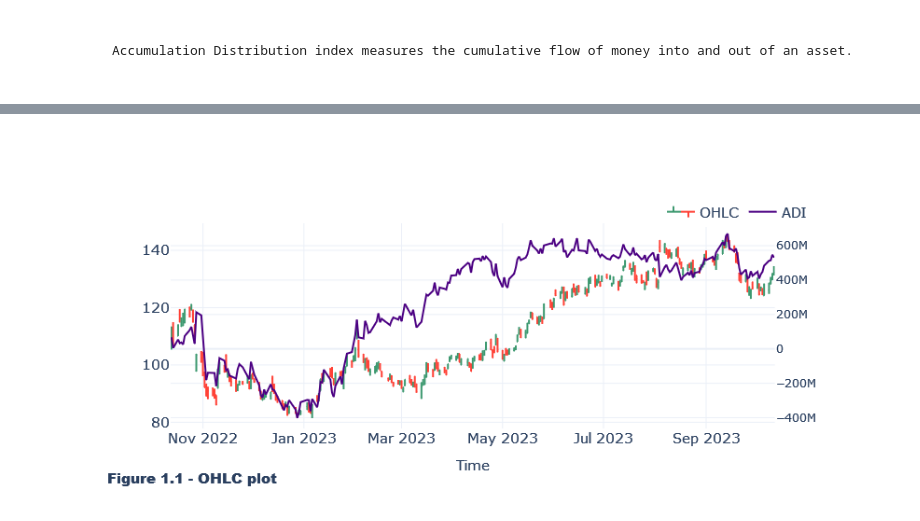
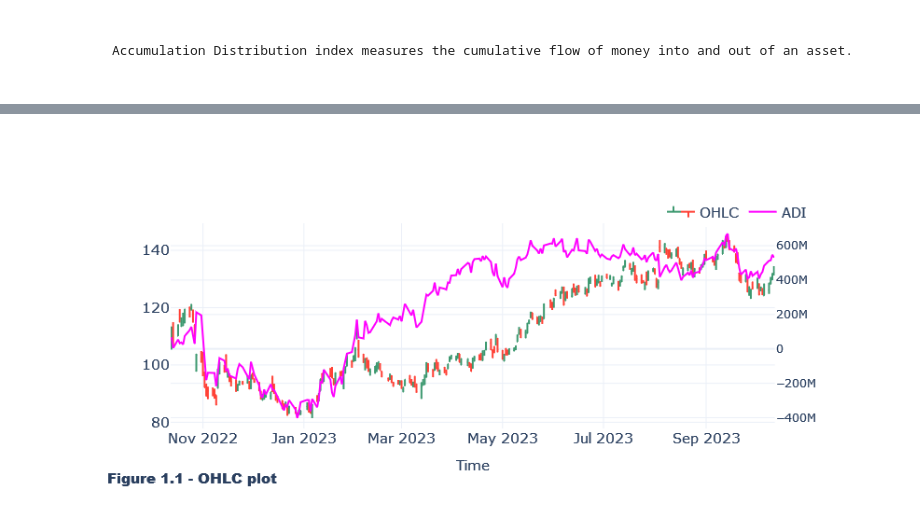
Before and after one commit to jocoder22/FinIndicators, a Jupyter notebook: Volume_Indicators/Accumulation_Distribution_index.ipynb, the cells around one changed output, grey strips where cells are left out. Cells and saved outputs as stored; diff of their text form; code cells hidden in the pictures.

```diff
--- a/Volume_Indicators/Accumulation_Distribution_index.ipynb
+++ b/Volume_Indicators/Accumulation_Distribution_index.ipynb
@@ -213,32 +214,32 @@ from plotly.subplots import make_subplots
 # use specs parameter in make_subplots function
 # to create secondary y-axis
 fig = make_subplots(specs=[[{"secondary_y": True}]])
 
 n = 1
 
 text = f"Figure 1.{n} - OHLC plot "
 
 # df = pd.read_csv('https://raw.githubusercontent.com/plotly/datasets/master/finance-charts-apple.csv')
 
 # fig = go.Figure(data=go.Ohlc(x=df.index,
 #                     open=df['Open'],
 #                     high=df['High'],
 #                     low=df['Low'],
 #                     close=df['Close']))
 
 fig.add_trace(go.Ohlc(x=df.index,
                     open=df['Open'],
                     high=df['High'],
                     low=df['Low'],
                     close=df['Close'], name="OHLC"))
 
 fig.add_trace(go.Scatter(x=df.index, y=df.volume_adi,
     fill=None, name='ADI',
     mode='lines',
-    line_color='indigo'), secondary_y=True)
+    line_color='magenta'), secondary_y=True)
 fig = format_plot(fig, ylabel=" ", text=text)
 fig.update(layout_xaxis_rangeslider_visible=False)
 
 fig.show()
 # %% [output]
-[figure, old version]
+[figure, new version]
```
Also changed, not shown: parts of 2 cells of this notebook.
